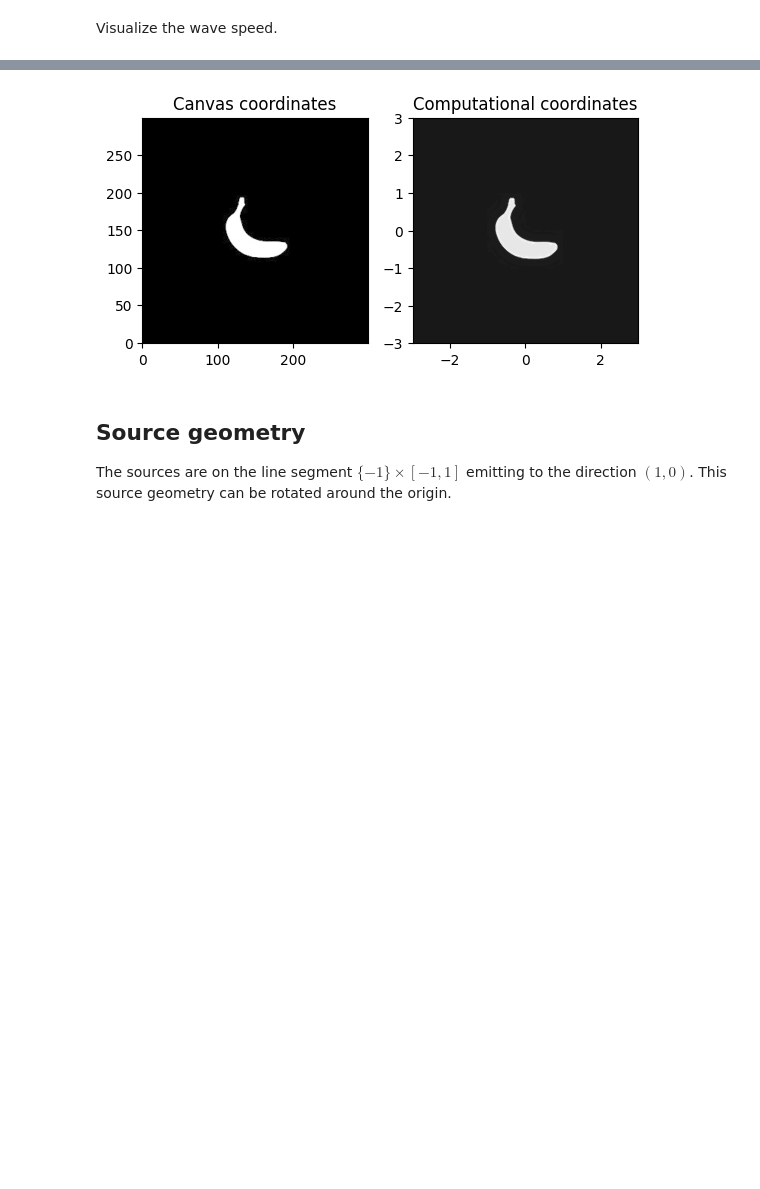
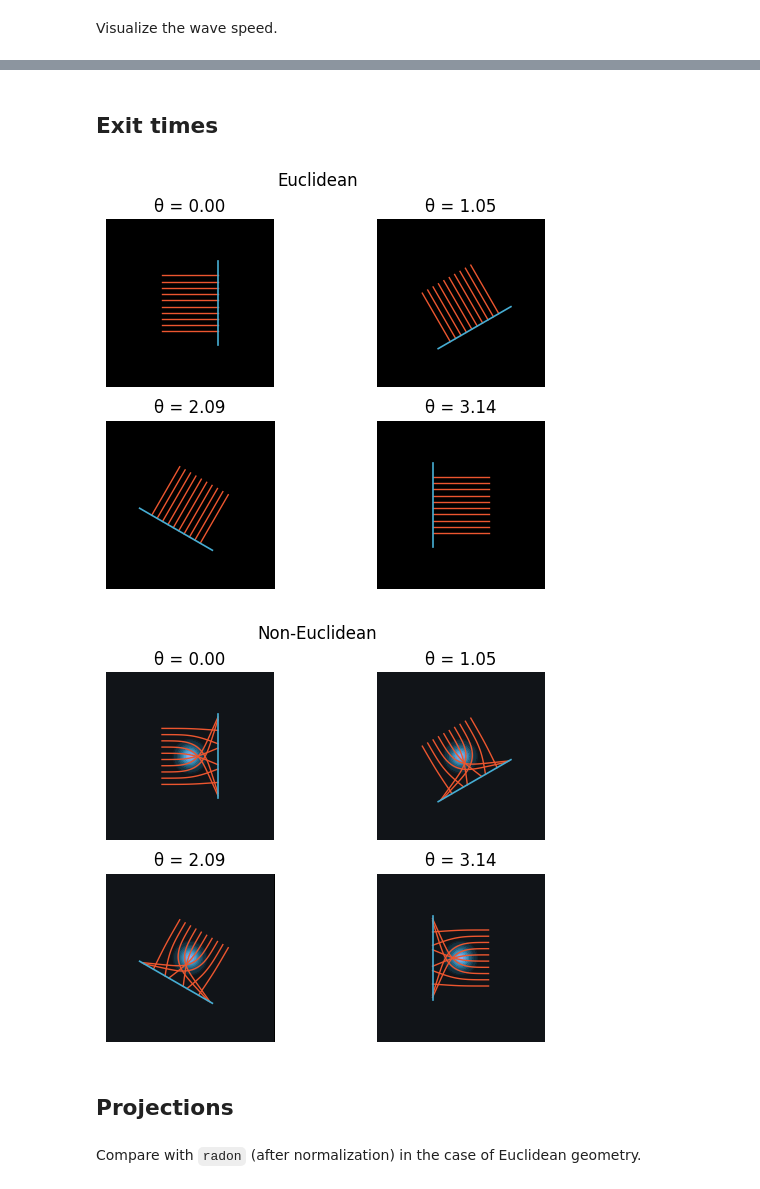
Before and after one commit to l-oksanen/geod-ray-trans, a Jupyter notebook: geod_ray.ipynb, the cells around one changed output, grey strips where cells are left out. Saved outputs shown, nothing was run; the diff lists cells and outputs as text; code cells hidden in the pictures; blank space fills up the shorter version.

```diff
--- a/geod_ray.ipynb
+++ b/geod_ray.ipynb
@@ -167,0 +124,16 @@ ph_interp = RegularGridInterpolator(
+# %%
+fig, axes = plt.subplots(2, 2)
+ths = np.linspace(0, np.pi, 4)
+ths_d = -90 + np.degrees(ths)
+
+filterwarnings("ignore", message="Radon transform:.*")
+sinogram = radon(np.flipud(ph), theta=ths_d).T
+MAXsino = np.max(sinogram)
+
+for ax, th, pr in zip(axes.flat, ths, sinogram):
+    plt.sca(ax)
+    plot_init(coords)
+    plot_ph(coords, ph)
+    plot_pr(coords, pr, MAXsino, th)
+    plt.gca().set_title(f"θ = {th:.2f}")
+    plt.gca().axis("off")
@@ -168,20 +228,32 @@ ph_interp = RegularGridInterpolator(
+# %% [markdown]
+## Exit times
 # %%
-fig, axes = plt.subplots(1, 2)
+c_syms = [1, c_sym]
+titles = ["Euclidean", "Non-Euclidean"]
 
-plt.sca(axes.flat[0])
-plt.gca().set_title("Canvas coordinates")
-plot_phantom()
+for c, title in zip(c_syms, titles):
+    fig, axes = plt.subplots(2, 2)
+    fig.suptitle(title)
+    ths = np.linspace(0, np.pi, 4)
 
-plt.sca(axes.flat[1])
-plt.gca().set_title("Computational coordinates")
-xs = np.linspace(-3, 3, 3 * Nph)
-Xs, Ys = np.meshgrid(xs, xs)
-Zs = ph_interp((Xs, Ys))
-plt.contourf(Xs, Ys, Zs, 100, cmap="gray")
-plt.gca().set_aspect("equal")
+    Gammas_c = Gammas(c, [x, y])
+
+    for ax, th in zip(axes.flat, ths):
+        plt.sca(ax)
+        plot_init(coords)
+        plot_c(coords, c, symbols=[x, y])
+
+        src_pts, src_dir = sources(th=th)
+        for src_pt in src_pts.T:
+            plot_geod(
+                coords, solve_geod(src_pt, src_dir, Gammas_c), th=th
+            )
+
+        plot_detector(coords, th=th)
+        plt.gca().set_title(f"θ = {th:.2f}")
+        plt.gca().axis("off")
 # %% [output]
-[figure, old version]
+[figure, new version]
+[figure, added]
 # %% [markdown]
-## Source geometry
-
-The sources are on the line segment $\{-1\} \times [-1,1]$ emitting to the direction $(1,0)$. This source geometry can be rotated around the origin.
+## Projections
@@ -196 +260,3 @@ def sources(th=0, Nrays=10):
+# %% [markdown]
+Compare with `radon` (after normalization) in the case of Euclidean geometry.
 # %%
```
Also changed, not shown: parts of 56 cells of this notebook.
